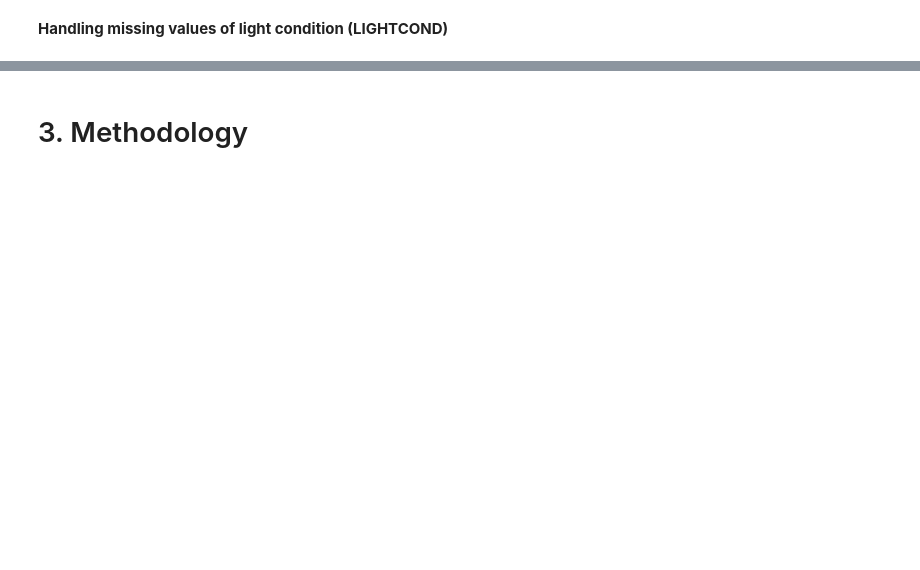
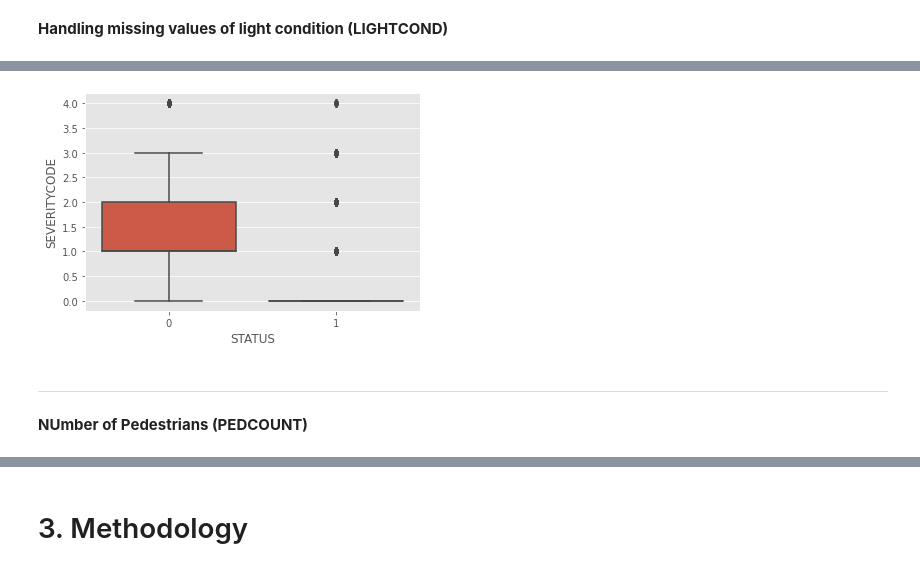
Before and after one commit to AhmedRasha/Coursera_Capstone, a Jupyter notebook: Capstone_Project.ipynb, the cells around one changed output, grey strips where cells are left out. Cells and saved outputs as stored; diff of their text form; code cells hidden in the pictures; blank space fills up the shorter version.

```diff
--- a/Capstone_Project.ipynb
+++ b/Capstone_Project.ipynb
@@ -577,0 +688,5 @@ dtype: object
+# %%
+# Add the new features to the data frame
+df = pd.concat([df, dum_df], axis=1)
+# Drop the original column
+df.drop(labels="ADDRTYPE", axis=1, inplace=True)
@@ -577,0 +711,7 @@ dtype: object
+# %%
+ax = sns.boxplot(x="STATUS", y="SEVERITYCODE", data=df)
+# %% [output]
+[figure, added]
+# %% [markdown]
+---
+**NUmber of Pedestrians (PEDCOUNT)**
```
Also changed, not shown: parts of 234 cells of this notebook, 1 other file.
